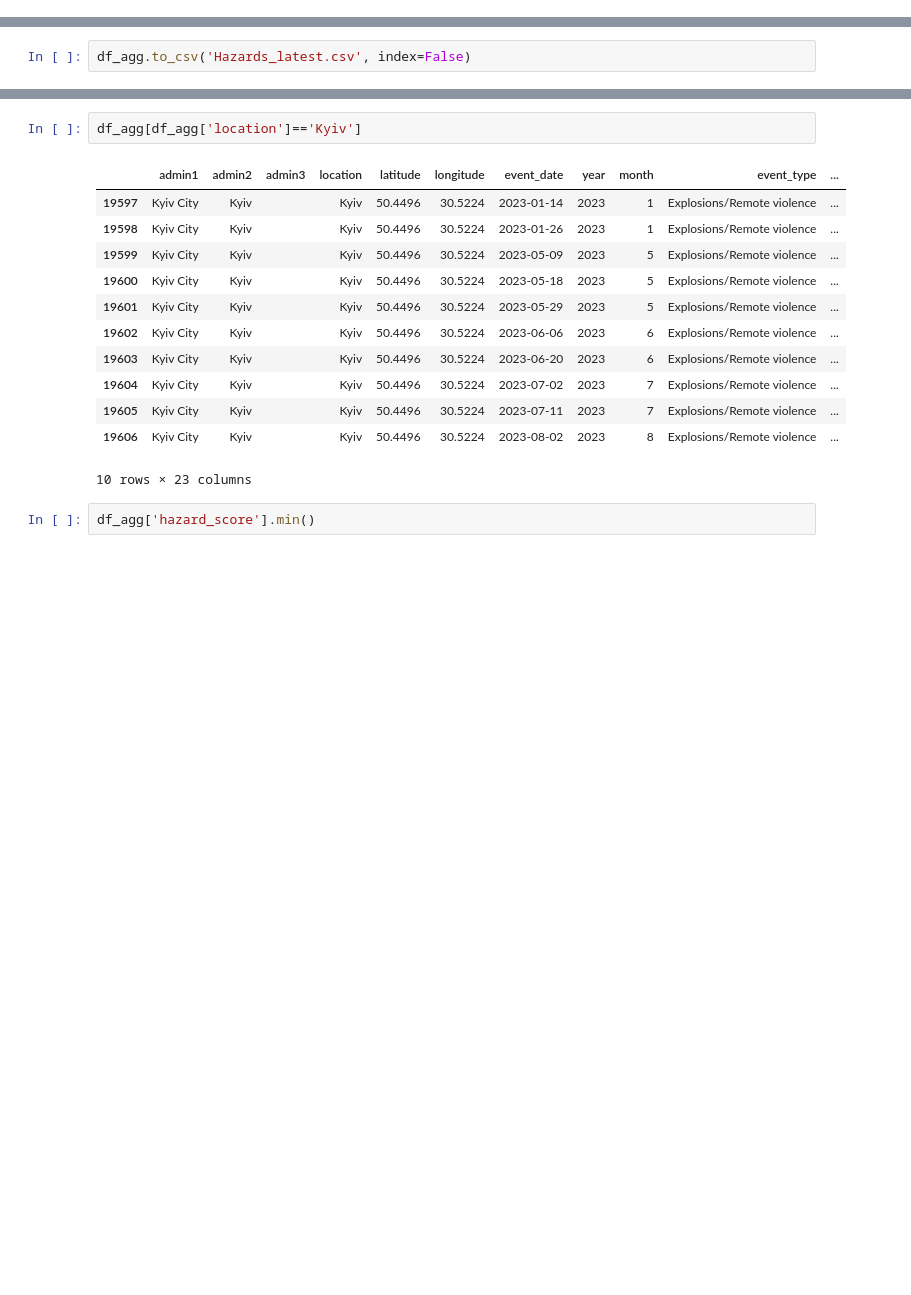
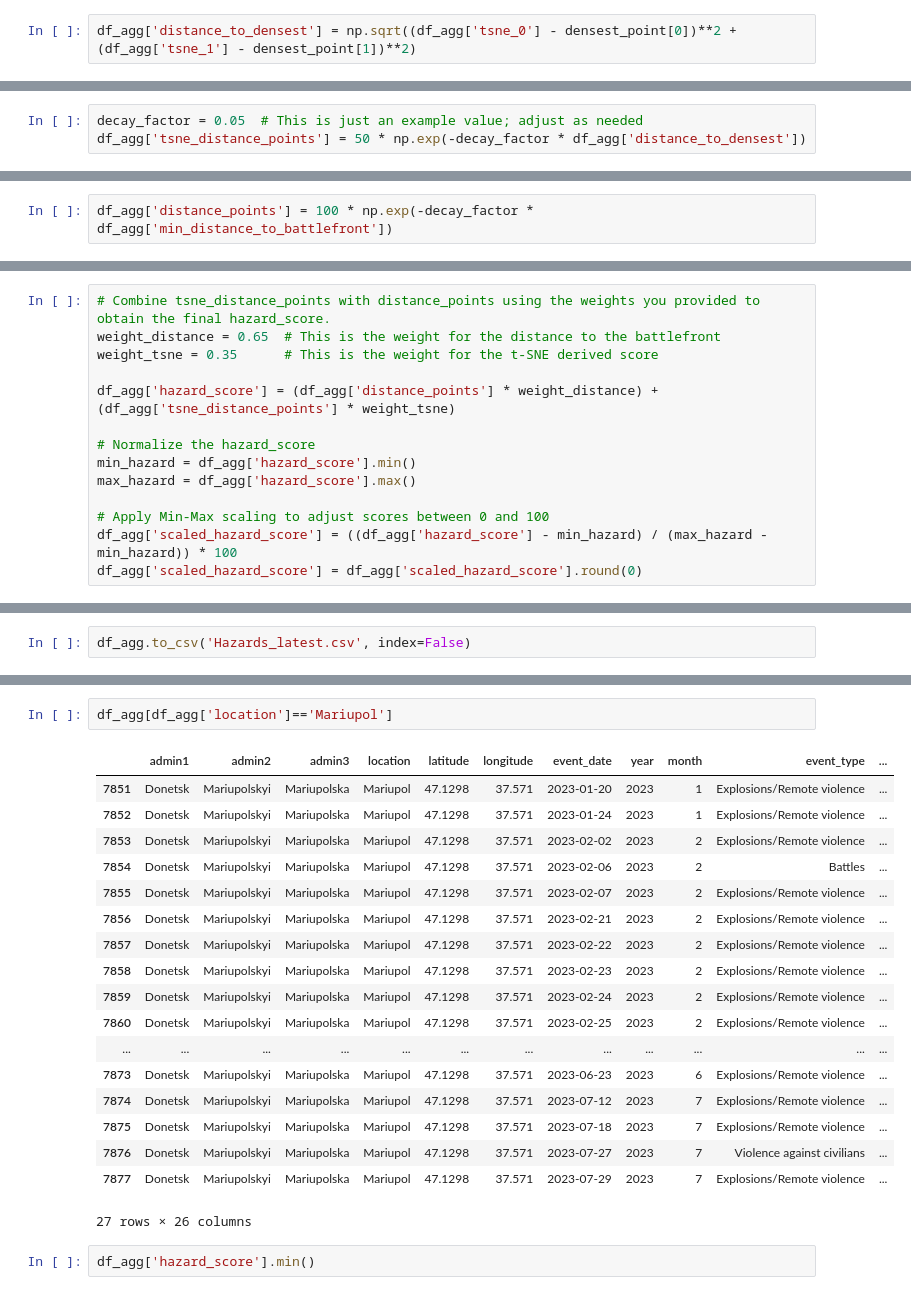
Before and after one commit to Caps1d/WarHazard, a Jupyter notebook: notebooks/hazard_model.ipynb, the cells around one changed output, grey strips where cells are left out. Drawn from its saved outputs; the diff is of its cells as text; blank space fills up the shorter version.

```diff
--- a/notebooks/hazard_model.ipynb
+++ b/notebooks/hazard_model.ipynb
@@ -142,0 +168,2 @@ df_agg['tsne_hazard'] = tsne.fit_transform(scaled_features)
+# %%
+df_agg['distance_to_densest'] = np.sqrt((df_agg['tsne_0'] - densest_point[0])**2 + (df_agg['tsne_1'] - densest_point[1])**2)
@@ -142,0 +172,3 @@ df_agg['tsne_hazard'] = tsne.fit_transform(scaled_features)
+# %%
+decay_factor = 0.05  # This is just an example value; adjust as needed
+df_agg['tsne_distance_points'] = 50 * np.exp(-decay_factor * df_agg['distance_to_densest'])
@@ -142,0 +177,2 @@ df_agg['tsne_hazard'] = tsne.fit_transform(scaled_features)
+# %%
+df_agg['distance_points'] = 100 * np.exp(-decay_factor * df_agg['min_distance_to_battlefront'])
@@ -142,0 +181,14 @@ df_agg['tsne_hazard'] = tsne.fit_transform(scaled_features)
+# %%
+# Combine tsne_distance_points with distance_points using the weights you provided to obtain the final hazard_score.
+weight_distance = 0.65  # This is the weight for the distance to the battlefront
+weight_tsne = 0.35      # This is the weight for the t-SNE derived score
+
+df_agg['hazard_score'] = (df_agg['distance_points'] * weight_distance) + (df_agg['tsne_distance_points'] * weight_tsne)
+
+# Normalize the hazard_score
+min_hazard = df_agg['hazard_score'].min()
+max_hazard = df_agg['hazard_score'].max()
+
+# Apply Min-Max scaling to adjust scores between 0 and 100
+df_agg['scaled_hazard_score'] = ((df_agg['hazard_score'] - min_hazard) / (max_hazard - min_hazard)) * 100
+df_agg['scaled_hazard_score'] = df_agg['scaled_hazard_score'].round(0)
@@ -278,18 +332,24 @@ df_agg[df_agg['scaled_hazard_score']<30]
 # %%
-df_agg[df_agg['location']=='Kyiv']
+df_agg[df_agg['location']=='Mariupol']
 # %% [output]
 |  | admin1 | admin2 | admin3 | location | latitude | longitude | event_date | year | month | event_type | ... |
-| 19597 | Kyiv City | Kyiv |  | Kyiv | 50.4496 | 30.5224 | 2023-01-14 | 2023 | 1 | Explosions/Remote violence | ... |
-| 19598 | Kyiv City | Kyiv |  | Kyiv | 50.4496 | 30.5224 | 2023-01-26 | 2023 | 1 | Explosions/Remote violence | ... |
-| 19599 | Kyiv City | Kyiv |  | Kyiv | 50.4496 | 30.5224 | 2023-05-09 | 2023 | 5 | Explosions/Remote violence | ... |
-| 19600 | Kyiv City | Kyiv |  | Kyiv | 50.4496 | 30.5224 | 2023-05-18 | 2023 | 5 | Explosions/Remote violence | ... |
-| 19601 | Kyiv City | Kyiv |  | Kyiv | 50.4496 | 30.5224 | 2023-05-29 | 2023 | 5 | Explosions/Remote violence | ... |
-| 19602 | Kyiv City | Kyiv |  | Kyiv | 50.4496 | 30.5224 | 2023-06-06 | 2023 | 6 | Explosions/Remote violence | ... |
-| 19603 | Kyiv City | Kyiv |  | Kyiv | 50.4496 | 30.5224 | 2023-06-20 | 2023 | 6 | Explosions/Remote violence | ... |
-| 19604 | Kyiv City | Kyiv |  | Kyiv | 50.4496 | 30.5224 | 2023-07-02 | 2023 | 7 | Explosions/Remote violence | ... |
-| 19605 | Kyiv City | Kyiv |  | Kyiv | 50.4496 | 30.5224 | 2023-07-11 | 2023 | 7 | Explosions/Remote violence | ... |
-| 19606 | Kyiv City | Kyiv |  | Kyiv | 50.4496 | 30.5224 | 2023-08-02 | 2023 | 8 | Explosions/Remote violence | ... |
+| 7851 | Donetsk | Mariupolskyi | Mariupolska | Mariupol | 47.1298 | 37.571 | 2023-01-20 | 2023 | 1 | Explosions/Remote violence | ... |
+| 7852 | Donetsk | Mariupolskyi | Mariupolska | Mariupol | 47.1298 | 37.571 | 2023-01-24 | 2023 | 1 | Explosions/Remote violence | ... |
+| 7853 | Donetsk | Mariupolskyi | Mariupolska | Mariupol | 47.1298 | 37.571 | 2023-02-02 | 2023 | 2 | Explosions/Remote violence | ... |
+| 7854 | Donetsk | Mariupolskyi | Mariupolska | Mariupol | 47.1298 | 37.571 | 2023-02-06 | 2023 | 2 | Battles | ... |
+| 7855 | Donetsk | Mariupolskyi | Mariupolska | Mariupol | 47.1298 | 37.571 | 2023-02-07 | 2023 | 2 | Explosions/Remote violence | ... |
+| 7856 | Donetsk | Mariupolskyi | Mariupolska | Mariupol | 47.1298 | 37.571 | 2023-02-21 | 2023 | 2 | Explosions/Remote violence | ... |
+| 7857 | Donetsk | Mariupolskyi | Mariupolska | Mariupol | 47.1298 | 37.571 | 2023-02-22 | 2023 | 2 | Explosions/Remote violence | ... |
+| 7858 | Donetsk | Mariupolskyi | Mariupolska | Mariupol | 47.1298 | 37.571 | 2023-02-23 | 2023 | 2 | Explosions/Remote violence | ... |
+| 7859 | Donetsk | Mariupolskyi | Mariupolska | Mariupol | 47.1298 | 37.571 | 2023-02-24 | 2023 | 2 | Explosions/Remote violence | ... |
+| 7860 | Donetsk | Mariupolskyi | Mariupolska | Mariupol | 47.1298 | 37.571 | 2023-02-25 | 2023 | 2 | Explosions/Remote violence | ... |
+| ... | ... | ... | ... | ... | ... | ... | ... | ... | ... | ... | ... |
+| 7873 | Donetsk | Mariupolskyi | Mariupolska | Mariupol | 47.1298 | 37.571 | 2023-06-23 | 2023 | 6 | Explosions/Remote violence | ... |
+| 7874 | Donetsk | Mariupolskyi | Mariupolska | Mariupol | 47.1298 | 37.571 | 2023-07-12 | 2023 | 7 | Explosions/Remote violence | ... |
+| 7875 | Donetsk | Mariupolskyi | Mariupolska | Mariupol | 47.1298 | 37.571 | 2023-07-18 | 2023 | 7 | Explosions/Remote violence | ... |
+| 7876 | Donetsk | Mariupolskyi | Mariupolska | Mariupol | 47.1298 | 37.571 | 2023-07-27 | 2023 | 7 | Violence against civilians | ... |
+| 7877 | Donetsk | Mariupolskyi | Mariupolska | Mariupol | 47.1298 | 37.571 | 2023-07-29 | 2023 | 7 | Explosions/Remote violence | ... |
-10 rows × 23 columns
+27 rows × 26 columns
 # %%
 df_agg['hazard_score'].min()
 # %% [output]
```
Also changed, not shown: parts of 16 cells of this notebook.
